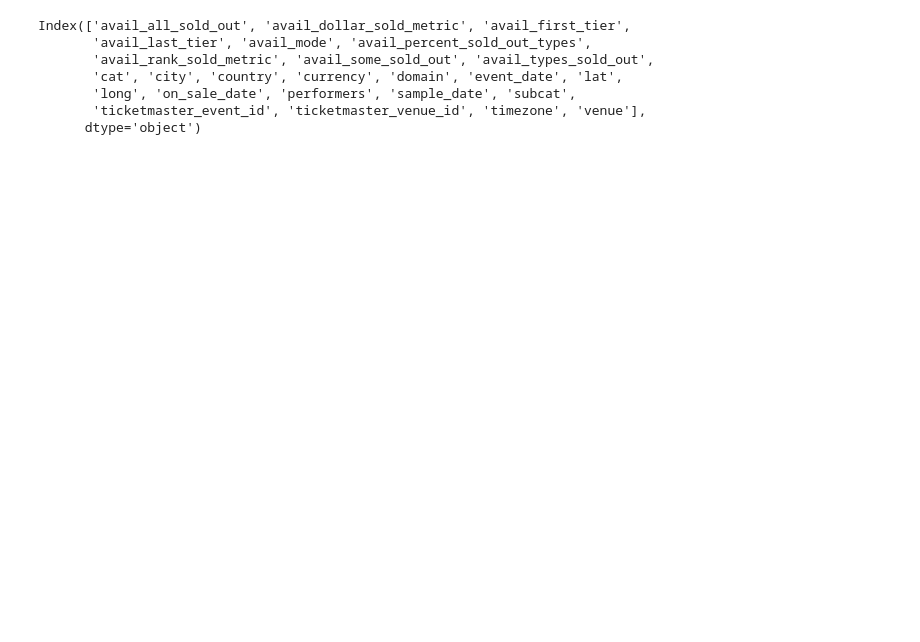
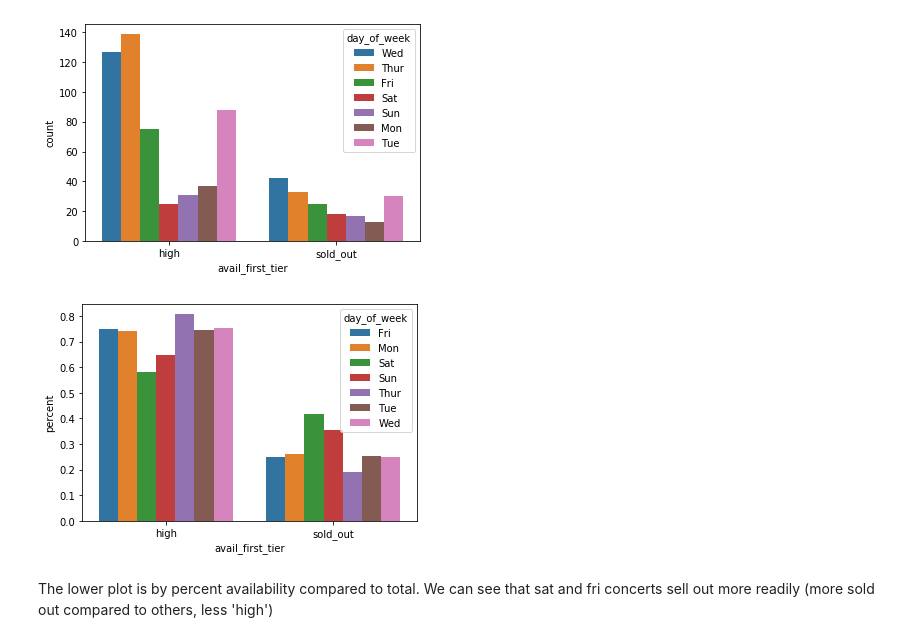
Before and after one commit to bdyetton/NoMoShowFOMO, a Jupyter notebook: notebooks/data_visualization.ipynb, the cells around one changed output. Drawn from its saved outputs; the diff is of its cells as text; code cells hidden in the pictures; blank space fills up the shorter version.

```diff
--- a/notebooks/data_visualization.ipynb
+++ b/notebooks/data_visualization.ipynb
@@ -26,10 +55,21 @@ ValueError: Could not interpret input 'day_of_the_week'
-# %%
-data.columns
-# %% [output]
-Index(['avail_all_sold_out', 'avail_dollar_sold_metric', 'avail_first_tier',
-       'avail_last_tier', 'avail_mode', 'avail_percent_sold_out_types',
-       'avail_rank_sold_metric', 'avail_some_sold_out', 'avail_types_sold_out',
-       'cat', 'city', 'country', 'currency', 'domain', 'event_date', 'lat',
-       'long', 'on_sale_date', 'performers', 'sample_date', 'subcat',
-       'ticketmaster_event_id', 'ticketmaster_venue_id', 'timezone', 'venue'],
-      dtype='object')
+# %%
+data.loc[data['day_of_week']=='none',:] = np.nan
+data = data.dropna(how='all')
+# %%
+sns.countplot(x='avail_first_tier', hue='day_of_week', data=data)
+plt.show()
+
+data_per_weekday_and_type = data.groupby(['avail_first_tier','day_of_week']).count()['ticketmaster_event_id']
+data_per_weekday_and_type.name = 'count'
+data_per_weekday_and_type = data_per_weekday_and_type.reset_index()
+data_per_weekday = data_per_weekday_and_type.reset_index().groupby('day_of_week').sum().reset_index()
+data_per_weekday = data_per_weekday.rename({'count':'total'}, axis=1)
+counts = pd.merge(data_per_weekday_and_type, data_per_weekday, on='day_of_week')
+counts['percent'] = counts['count']/counts['total']
+sns.barplot(x='avail_first_tier', y='percent', hue='day_of_week', data=counts)
+plt.show()
+# %% [output]
+[figure, added]
+[figure, added]
+# %% [markdown]
+The lower plot is by percent availability compared to total. We can see that sat and fri concerts sell out more readily (more sold out compared to others, less 'high')
```
Also changed, not shown: parts of 12 cells of this notebook, 24 other files.
